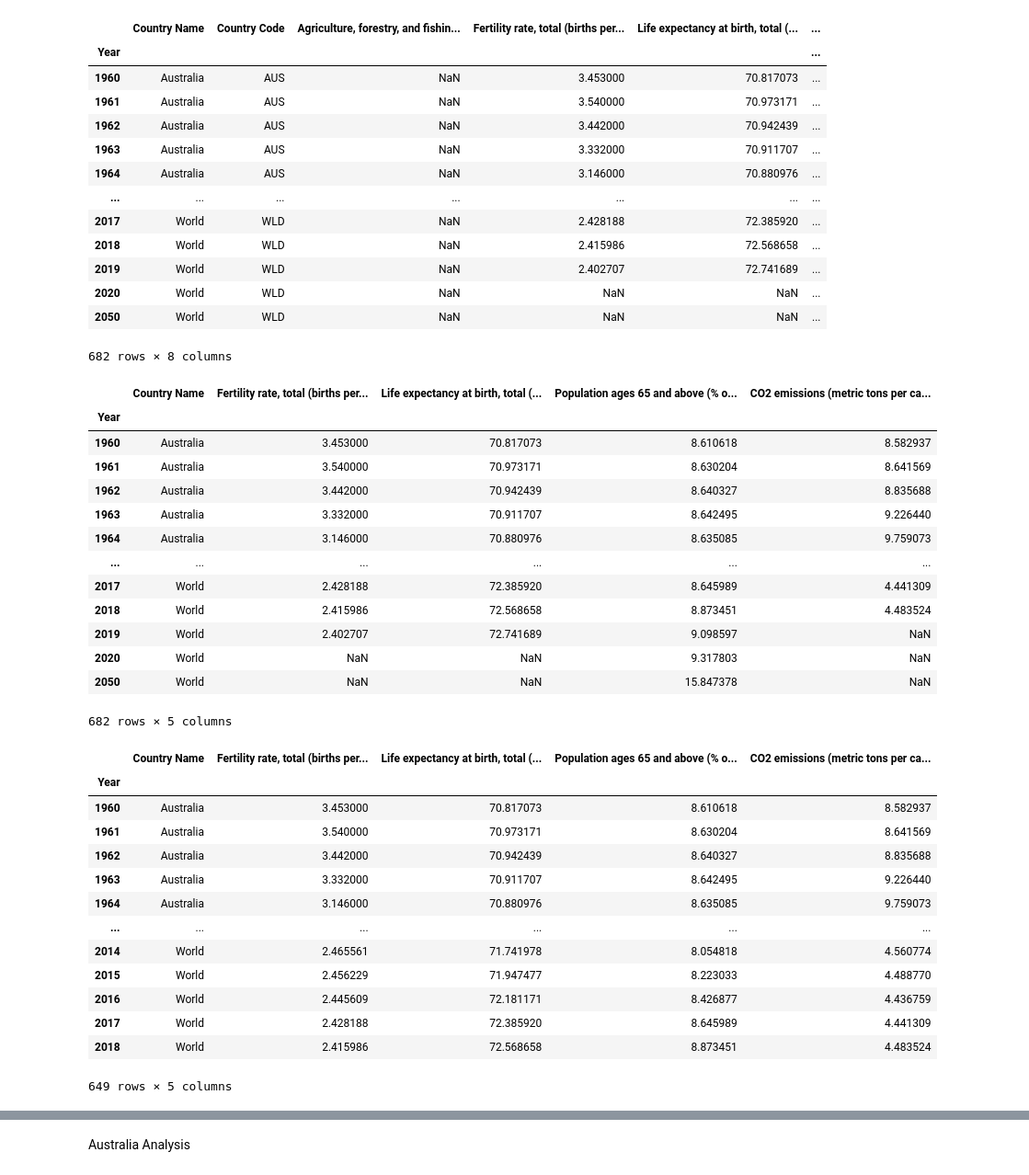
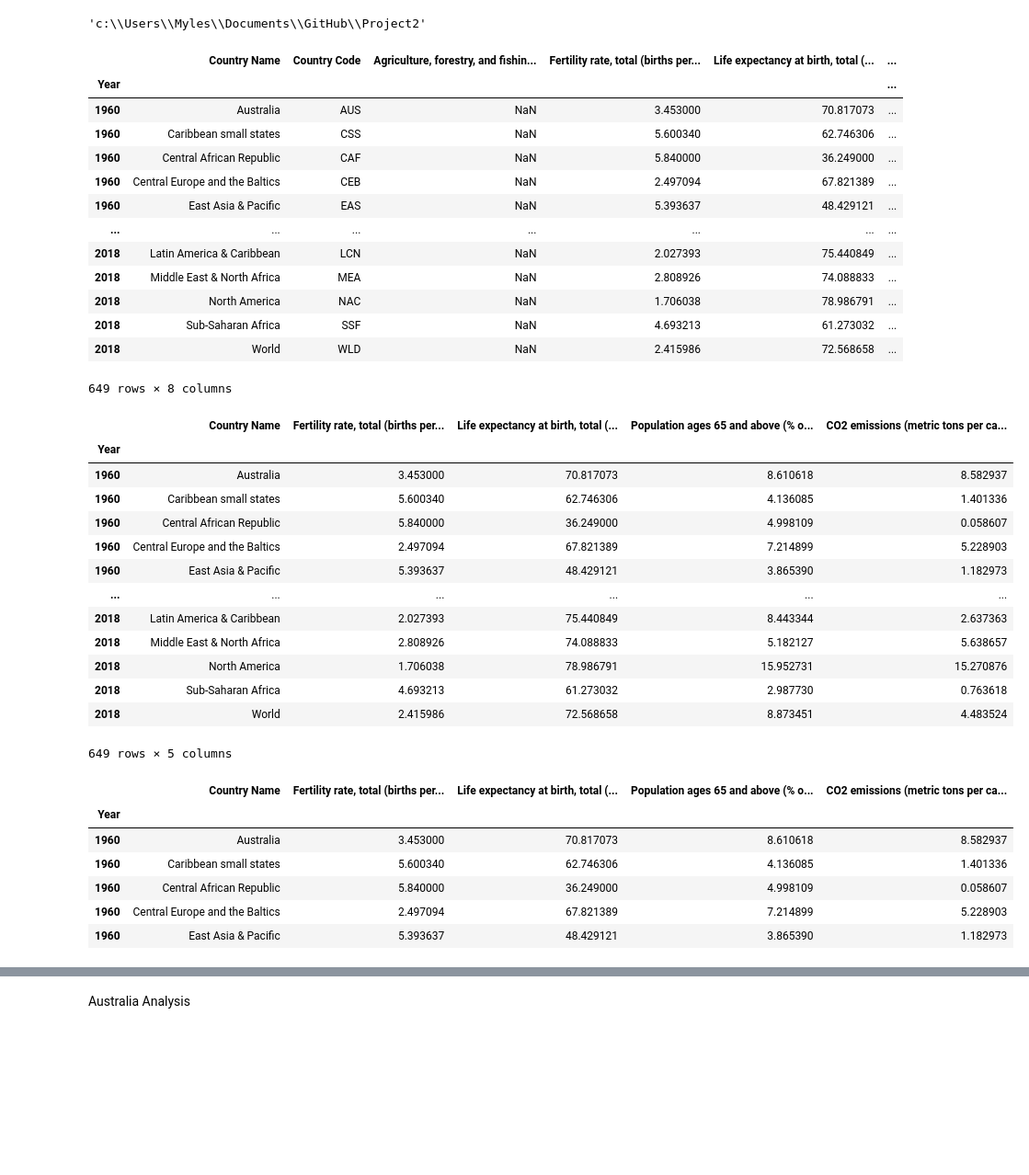
Before and after one commit to mws1395/Project2, a Jupyter notebook: ESG_Project_2.ipynb, the cells around one changed output, grey strips where cells are left out. Shown: that part at 92% size. Cells and saved outputs as stored; diff of their text form; code cells hidden in the pictures; blank space fills up the shorter version.

```diff
--- a/ESG_Project_2.ipynb
+++ b/ESG_Project_2.ipynb
@@ -2,8 +2,12 @@
 import pandas as pd
 import numpy as np
 from pathlib import Path
+# %%
+pwd
+# %% [output]
+'c:\\Users\\Myles\\Documents\\GitHub\\Project2'
 # %%
-csvpath = Path('C:/Users/srava/Project_2/data/ESG_Data_Cleaned.csv')
+csvpath = Path('/Users/Myles/Documents/GitHub/Project2/ESG_Data_Cleaned.csv')
 # %%
 esg_df = pd.read_csv(csvpath, index_col='Year')
 # %%
@@ -12,17 +16,17 @@ esg_df
 |  | Country Name | Country Code | Agriculture, forestry, and fishin... | Fertility rate, total (births per... | Life expectancy at birth, total (... | ... |
 | Year |  |  |  |  |  | ... |
 | 1960 | Australia | AUS | NaN | 3.453000 | 70.817073 | ... |
-| 1961 | Australia | AUS | NaN | 3.540000 | 70.973171 | ... |
-| 1962 | Australia | AUS | NaN | 3.442000 | 70.942439 | ... |
-| 1963 | Australia | AUS | NaN | 3.332000 | 70.911707 | ... |
-| 1964 | Australia | AUS | NaN | 3.146000 | 70.880976 | ... |
+| 1960 | Caribbean small states | CSS | NaN | 5.600340 | 62.746306 | ... |
+| 1960 | Central African Republic | CAF | NaN | 5.840000 | 36.249000 | ... |
+| 1960 | Central Europe and the Baltics | CEB | NaN | 2.497094 | 67.821389 | ... |
+| 1960 | East Asia & Pacific | EAS | NaN | 5.393637 | 48.429121 | ... |
 | ... | ... | ... | ... | ... | ... | ... |
-| 2017 | World | WLD | NaN | 2.428188 | 72.385920 | ... |
+| 2018 | Latin America & Caribbean | LCN | NaN | 2.027393 | 75.440849 | ... |
+| 2018 | Middle East & North Africa | MEA | NaN | 2.808926 | 74.088833 | ... |
+| 2018 | North America | NAC | NaN | 1.706038 | 78.986791 | ... |
+| 2018 | Sub-Saharan Africa | SSF | NaN | 4.693213 | 61.273032 | ... |
 | 2018 | World | WLD | NaN | 2.415986 | 72.568658 | ... |
-| 2019 | World | WLD | NaN | 2.402707 | 72.741689 | ... |
-| 2020 | World | WLD | NaN | NaN | NaN | ... |
-| 2050 | World | WLD | NaN | NaN | NaN | ... |
-682 rows × 8 columns
+649 rows × 8 columns
 # %%
 esg_df = esg_df.drop(['Agriculture, forestry, and fishing, value added (% of GDP)','Mortality rate, under-5 (per 1,000 live births)','Country Code'],axis=1)
 esg_df
@@ -30,36 +34,29 @@ esg_df
 |  | Country Name | Fertility rate, total (births per... | Life expectancy at birth, total (... | Population ages 65 and above (% o... | CO2 emissions (metric tons per ca... |
 | Year |  |  |  |  |  |
 | 1960 | Australia | 3.453000 | 70.817073 | 8.610618 | 8.582937 |
-| 1961 | Australia | 3.540000 | 70.973171 | 8.630204 | 8.641569 |
-| 1962 | Australia | 3.442000 | 70.942439 | 8.640327 | 8.835688 |
-| 1963 | Australia | 3.332000 | 70.911707 | 8.642495 | 9.226440 |
-| 1964 | Australia | 3.146000 | 70.880976 | 8.635085 | 9.759073 |
+| 1960 | Caribbean small states | 5.600340 | 62.746306 | 4.136085 | 1.401336 |
+| 1960 | Central African Republic | 5.840000 | 36.249000 | 4.998109 | 0.058607 |
+| 1960 | Central Europe and the Baltics | 2.497094 | 67.821389 | 7.214899 | 5.228903 |
+| 1960 | East Asia & Pacific | 5.393637 | 48.429121 | 3.865390 | 1.182973 |
 | ... | ... | ... | ... | ... | ... |
-| 2017 | World | 2.428188 | 72.385920 | 8.645989 | 4.441309 |
+| 2018 | Latin America & Caribbean | 2.027393 | 75.440849 | 8.443344 | 2.637363 |
+| 2018 | Middle East & North Africa | 2.808926 | 74.088833 | 5.182127 | 5.638657 |
+| 2018 | North America | 1.706038 | 78.986791 | 15.952731 | 15.270876 |
+| 2018 | Sub-Saharan Africa | 4.693213 | 61.273032 | 2.987730 | 0.763618 |
 | 2018 | World | 2.415986 | 72.568658 | 8.873451 | 4.483524 |
-| 2019 | World | 2.402707 | 72.741689 | 9.098597 | NaN |
-| 2020 | World | NaN | NaN | 9.317803 | NaN |
-| 2050 | World | NaN | NaN | 15.847378 | NaN |
-682 rows × 5 columns
+649 rows × 5 columns
 # %%
 esg_df = esg_df.dropna()
 # %%
-esg_df
+esg_df.head()
 # %% [output]
 |  | Country Name | Fertility rate, total (births per... | Life expectancy at birth, total (... | Population ages 65 and above (% o... | CO2 emissions (metric tons per ca... |
 | Year |  |  |  |  |  |
 | 1960 | Australia | 3.453000 | 70.817073 | 8.610618 | 8.582937 |
-| 1961 | Australia | 3.540000 | 70.973171 | 8.630204 | 8.641569 |
-| 1962 | Australia | 3.442000 | 70.942439 | 8.640327 | 8.835688 |
-| 1963 | Australia | 3.332000 | 70.911707 | 8.642495 | 9.226440 |
-| 1964 | Australia | 3.146000 | 70.880976 | 8.635085 | 9.759073 |
-| ... | ... | ... | ... | ... | ... |
-| 2014 | World | 2.465561 | 71.741978 | 8.054818 | 4.560774 |
-| 2015 | World | 2.456229 | 71.947477 | 8.223033 | 4.488770 |
-| 2016 | World | 2.445609 | 72.181171 | 8.426877 | 4.436759 |
-| 2017 | World | 2.428188 | 72.385920 | 8.645989 | 4.441309 |
-| 2018 | World | 2.415986 | 72.568658 | 8.873451 | 4.483524 |
+| 1960 | Caribbean small states | 5.600340 | 62.746306 | 4.136085 | 1.401336 |
+| 1960 | Central African Republic | 5.840000 | 36.249000 | 4.998109 | 0.058607 |
+| 1960 | Central Europe and the Baltics | 2.497094 | 67.821389 | 7.214899 | 5.228903 |
+| 1960 | East Asia & Pacific | 5.393637 | 48.429121 | 3.865390 | 1.182973 |
-649 rows × 5 columns
 # %%
 # new_esg = esg_df.copy()
 
```
Also changed, not shown: parts of 11 cells of this notebook.
